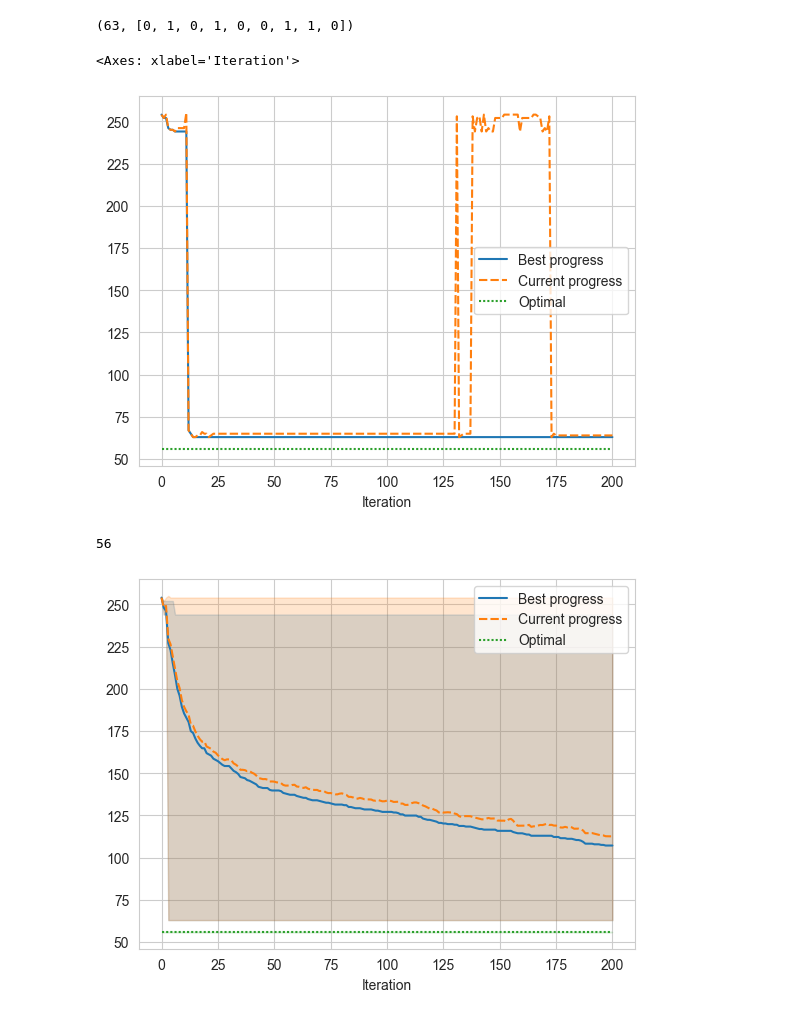
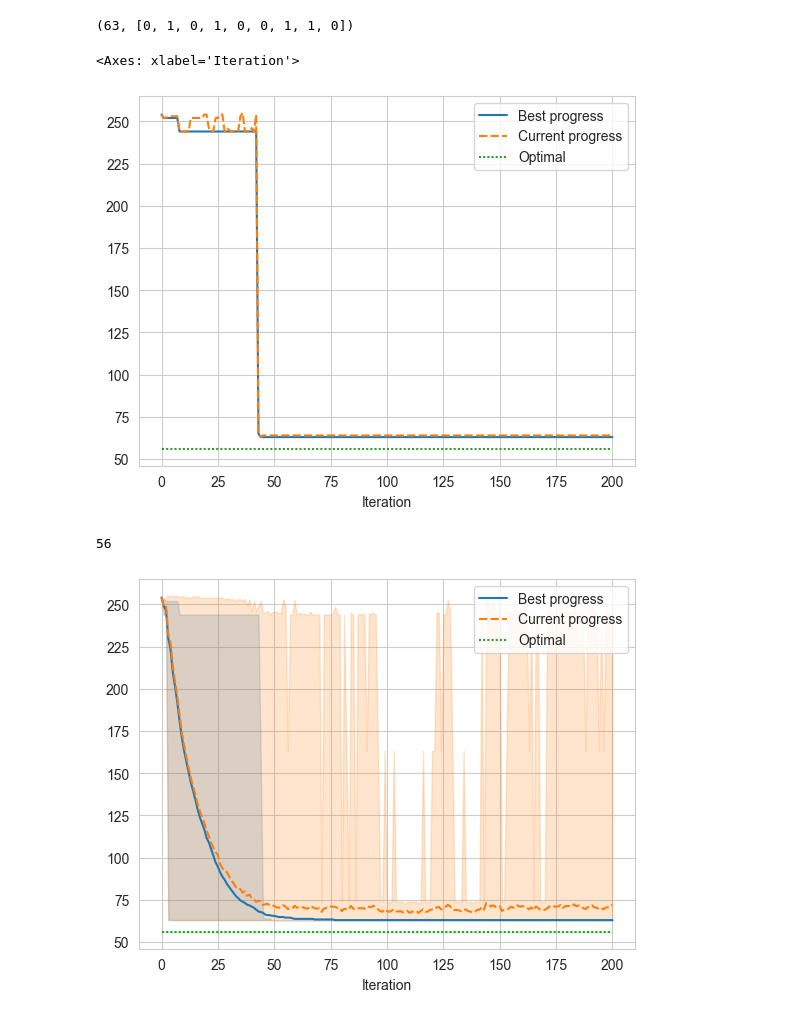
Before and after one commit to nngerncham/ma395_heuristic, a Jupyter notebook: homework/hw3/codebase/Notebooks/Problem 2.ipynb, the cells around one changed output. Saved outputs shown, nothing was run; the diff lists cells and outputs as text; code cells hidden in the pictures.

```diff
--- a/homework/hw3/codebase/Notebooks/Problem 2.ipynb
+++ b/homework/hw3/codebase/Notebooks/Problem 2.ipynb
@@ -112,10 +112,10 @@ import seaborn as sns
 import pandas as pd
 import matplotlib.pylab as plt
 # %%
-def form_result(results: List[TabuSearchResult]) -> pd.DataFrame:
+def form_result(results: List[TabuSearchResult], max_iters=MAX_ITERS) -> pd.DataFrame:
     dfs = [
         pd.DataFrame({
-            "Iteration": np.arange(MAX_ITERS + 1),
+            "Iteration": np.arange(max_iters + 1),
             "Best progress": result.progress_best,
             "Current progress": result.progress_current,
         }) for result in results
@@ -127,15 +127,15 @@ def form_result(results: List[TabuSearchResult]) -> pd.DataFrame:
 sns.lineplot(form_result([res]))
 # %% [output]
 <Axes: xlabel='Iteration'>
-[figure, old version]
+[figure, new version]
 # %%
 mst_cost([0, 0, 0, 0, 1, 1, 1, 0, 1])
 # %% [output]
 56
 # %%
-added34s = [tabu_search(mst_cost, s0, MSTNeighborTabu(4, 5, mst_cost), MAX_ITERS) for _ in range(REPS)]
+added34s = [tabu_search(mst_cost, s0, MSTNeighborTabu(2, 4, mst_cost), MAX_ITERS) for _ in range(REPS)]
 added34s_df = form_result(added34s)
 sns.lineplot(added34s_df, errorbar=ERROR_BAR)
-plt.savefig("../../images/p2/small-incr", dpi=DPI, bbox_inches="tight")
+plt.savefig("../../images/p2/default", dpi=DPI, bbox_inches="tight")
 # %% [output]
-[figure, old version]
+[figure, new version]
```
Also changed, not shown: parts of 2 cells of this notebook, 12 other files.
